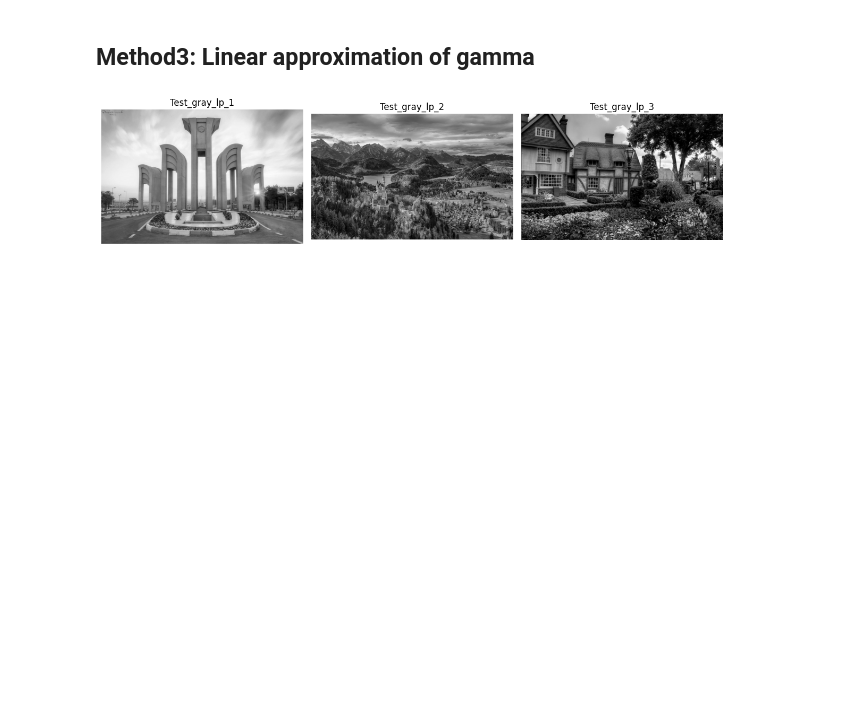
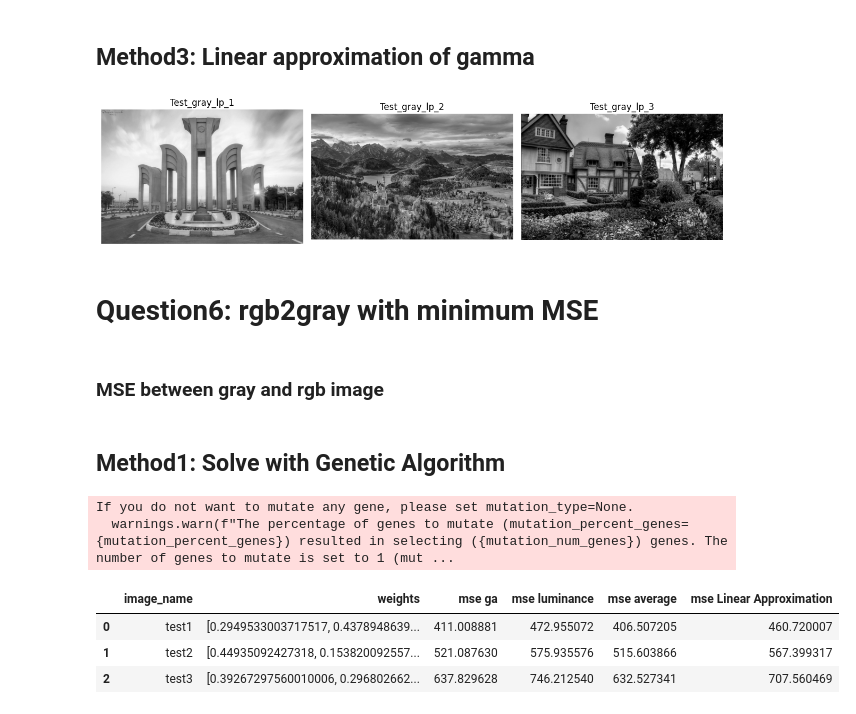
Before and after one commit to pouriaSameti/Advanced-Multimedia-Systems, a Jupyter notebook: Exercise 1/code.ipynb, the cells around one changed output. Saved outputs shown, nothing was run; the diff lists cells and outputs as text; code cells hidden in the pictures; blank space fills up the shorter version.

Commit message:
Exercise 1: Added Genetic Algorithm for weight calculation.

```diff
--- a/Exercise 1/code.ipynb
+++ b/Exercise 1/code.ipynb
@@ -185,3 +186,13 @@ images = [test1_gray_lp, test2_gray_lp, test3_gray_lp]
 show_results(images, titles)
 # %% [output]
 [figure]
+# %% [markdown]
+# Question6: rgb2gray with minimum MSE
+# %% [markdown]
+### MSE between gray and rgb image
+# %%
+def mse_gray_color(rgb_image: np.ndarray, gray_image: np.ndarray):
+    gray_3d = np.repeat(gray_image[:, :, np.newaxis], 3, axis=2)
+    return mean_square_error(rgb_image, gray_3d)
+# %% [markdown]
+## Method1: Solve with Genetic Algorithm
@@ -187,0 +240,29 @@ show_results(images, titles)
+# %%
+test_names = ['test1', 'test2', 'test3']
+test_images = [test1, test2, test3]
+results = []
+
+for name, img in zip(test_names, test_images):
+    gray_img, weights, mse_ga = rgb_to_gray_ga(img)
+    mse_luminance = mse_gray_color(img, rgb_to_gray_luminance(img))
+    mse_avg = mse_gray_color(img, rgb_to_gray_average(img))
+    mse_lp = mse_gray_color(img, rgb_to_gray_linear_approximation(img))
+
+    results.append({
+        "image_name": name,
+        "weights": weights,
+        "mse ga": mse_ga,
+        "mse luminance": mse_luminance,
+        "mse average": mse_avg,
+        "mse Linear Approximation": mse_lp
+    })
+
+df_results = pd.DataFrame(results)
+df_results
+# %% [output]
+If you do not want to mutate any gene, please set mutation_type=None.
+  warnings.warn(f"The percentage of genes to mutate (mutation_percent_genes={mutation_percent_genes}) resulted in selecting ({mutation_num_genes}) genes. The number of genes to mutate is set to 1 (mut ...
+|  | image_name | weights | mse ga | mse luminance | mse average | mse Linear Approximation |
+| 0 | test1 | [0.2949533003717517, 0.4378948639... | 411.008881 | 472.955072 | 406.507205 | 460.720007 |
+| 1 | test2 | [0.44935092427318, 0.153820092557... | 521.087630 | 575.935576 | 515.603866 | 567.399317 |
+| 2 | test3 | [0.39267297560010006, 0.296802662... | 637.829628 | 746.212540 | 632.527341 | 707.560469 |
```
Also changed, not shown: parts of 2 cells of this notebook.
